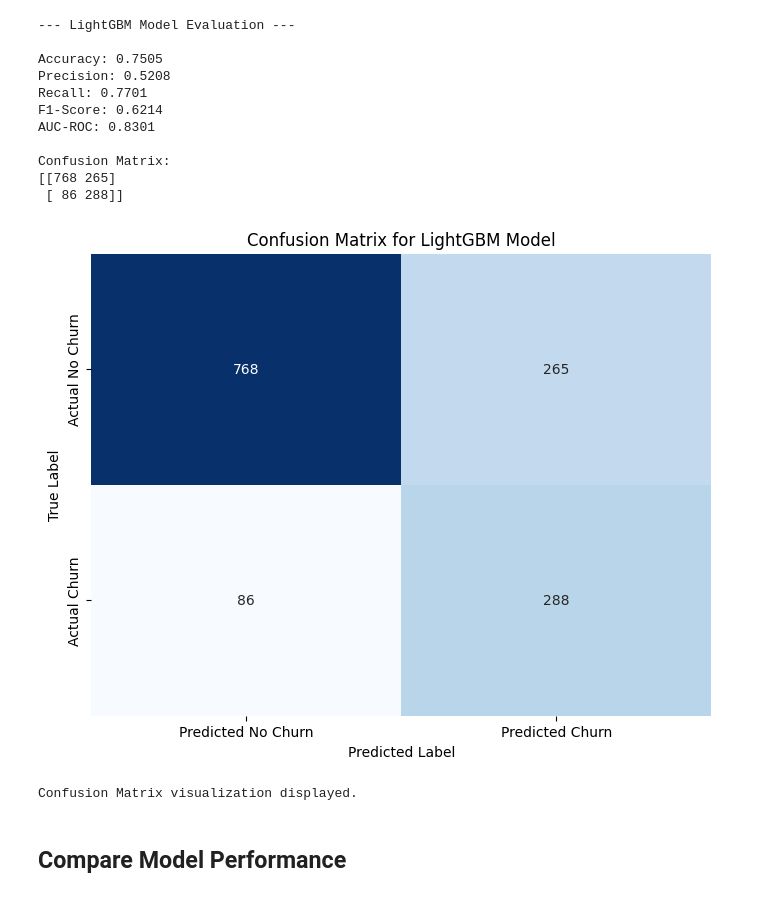
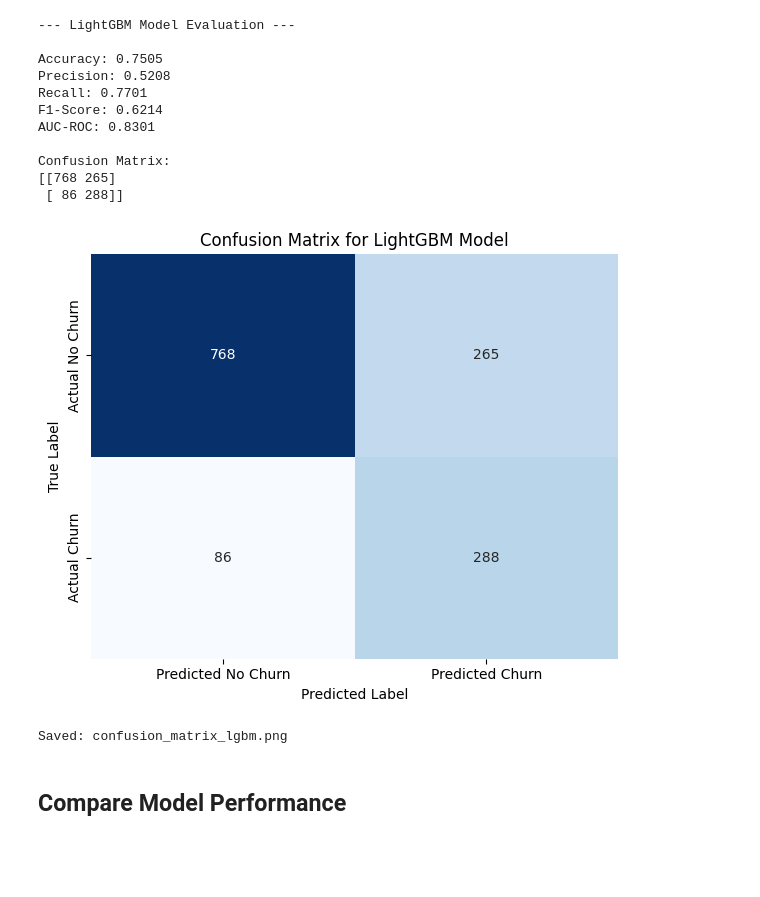
Before and after one commit to bing-er/mini-project-2, a Jupyter notebook: notebooks/02_Modeling.ipynb, the cells around one changed output. Saved outputs shown, nothing was run; the diff lists cells and outputs as text; code cells hidden in the pictures; blank space fills up the shorter version.

```diff
--- a/notebooks/02_Modeling.ipynb
+++ b/notebooks/02_Modeling.ipynb
@@ -501,21 +501,34 @@ Confusion Matrix:
 # %%
 import matplotlib.pyplot as plt
 import seaborn as sns
 
-# 7. Visualize the Confusion Matrix
-plt.figure(figsize=(8, 6))
-sns.heatmap(conf_matrix_lgbm, annot=True, fmt='d', cmap='Blues', cbar=False,
-            xticklabels=['Predicted No Churn', 'Predicted Churn'],
-            yticklabels=['Actual No Churn', 'Actual Churn'])
+# Visualize the Confusion Matrix
+plt.figure(figsize=(6, 5))  # compact, report-friendly size
+
+sns.heatmap(
+    conf_matrix_lgbm,
+    annot=True,
+    fmt='d',
+    cmap='Blues',
+    cbar=False,
+    xticklabels=['Predicted No Churn', 'Predicted Churn'],
+    yticklabels=['Actual No Churn', 'Actual Churn']
+)
+
 plt.title('Confusion Matrix for LightGBM Model')
 plt.xlabel('Predicted Label')
 plt.ylabel('True Label')
+
+# ✅ Save BEFORE show
+plt.tight_layout()
+plt.savefig("../figs/confusion_matrix_lgbm.png", dpi=300, bbox_inches="tight")
+
 plt.show()
 
-print("Confusion Matrix visualization displayed.")
+print("Saved: confusion_matrix_lgbm.png")
 # %% [output]
-[figure, old version]
+[figure, new version]
-Confusion Matrix visualization displayed.
+Saved: confusion_matrix_lgbm.png
 # %% [markdown]
 ## Compare Model Performance
 # %%
```
Also changed, not shown: parts of 1 cell of this notebook, 5 other files.
